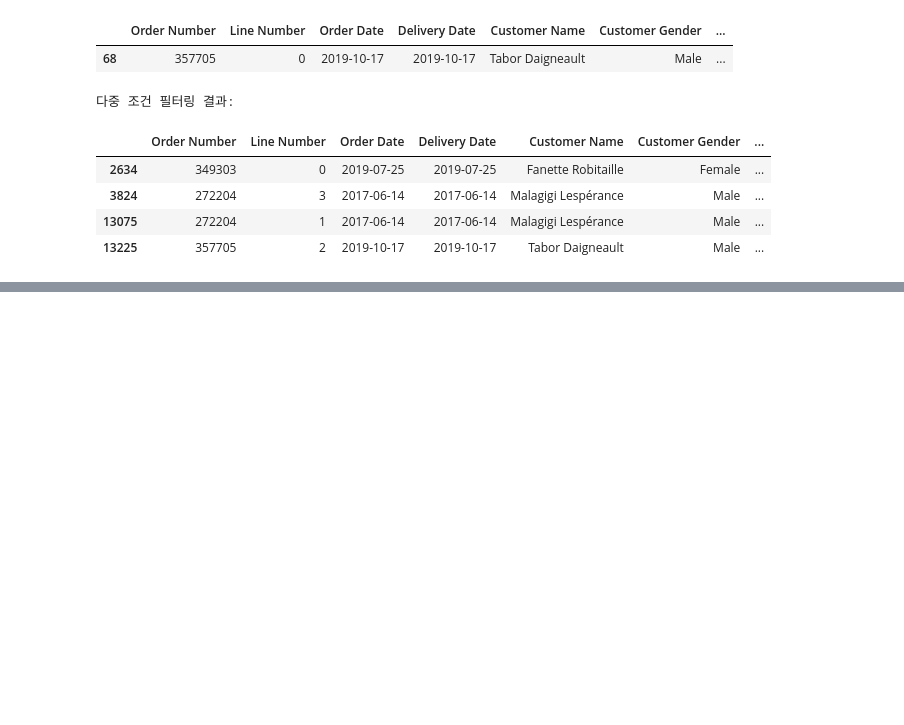
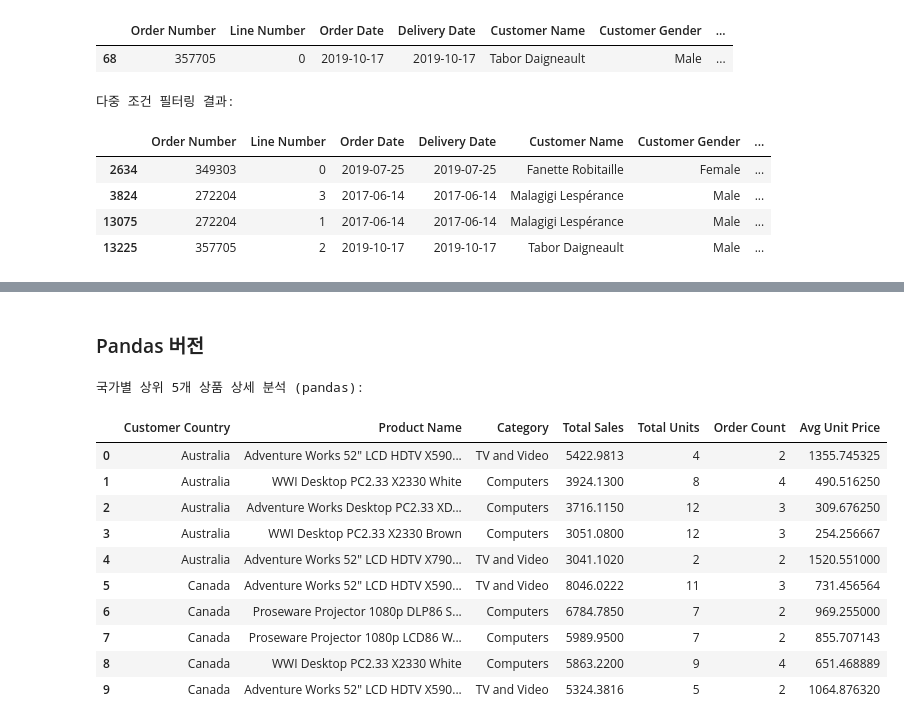
Before and after one commit to dschloe/polars_recipes, a Jupyter notebook: ch08_data_transformation.ipynb, the cells around one changed output, grey strips where cells are left out. Cells and saved outputs as stored; diff of their text form; code cells hidden in the pictures; blank space fills up the shorter version.

```diff
--- a/ch08_data_transformation.ipynb
+++ b/ch08_data_transformation.ipynb
@@ -193,0 +236,3 @@ multi_condition
+# %%
+import polars as pl
+contoso_sales = pl.read_csv("data/ch08/contoso_sales.csv")
@@ -193,0 +351,13 @@ multi_condition
+# %%
+# 월별 매출 트렌드 분석 - pandas 버전
+contoso_sales_pandas['Month'] = pd.to_datetime(contoso_sales_pandas['Order Date']).dt.strftime('%Y-%m')
+
+monthly_sales_pandas = contoso_sales_pandas.groupby('Month').agg({
+    'Net Price': 'sum',
+    'Quantity': 'sum'
+}).reset_index()
+
+monthly_sales_pandas.columns = ['Month', 'Monthly Sales', 'Monthly Quantity']
+
+print("\n월별 매출 트렌드 (pandas):")
+monthly_sales_pandas.sort_values('Month').head(2)
@@ -193,0 +572,49 @@ multi_condition
+# %% [markdown]
+### Pandas 버전
+# %%
+# Pandas 버전으로 국가별 상품별 매출 분석
+detailed_country_product_pandas = (
+    contoso_sales_pandas.groupby(["Customer Country", "Product Name", "Category"])
+    .agg({
+        "Net Price": "sum",
+        "Quantity": "sum",
+        "Order Number": "nunique"
+    })
+    .rename(columns={
+        "Net Price": "Total Sales",
+        "Quantity": "Total Units",
+        "Order Number": "Order Count"
+    })
+    .reset_index()
+)
+
+# 평균 단가 계산
+detailed_country_product_pandas["Avg Unit Price"] = (
+    detailed_country_product_pandas["Total Sales"] /
+    detailed_country_product_pandas["Total Units"]
+)
+
+# 국가별로 매출 기준 내림차순 정렬하고 상위 5개 선택
+detailed_country_product_pandas = (
+    detailed_country_product_pandas
+    .sort_values(["Customer Country", "Total Sales"], ascending=[True, False])
+    .groupby("Customer Country")
+    .head(5)
+    .reset_index(drop=True)
+)
+
+print("\n국가별 상위 5개 상품 상세 분석 (pandas):")
+detailed_country_product_pandas.head(10)
+# %% [output]
+국가별 상위 5개 상품 상세 분석 (pandas):
+|  | Customer Country | Product Name | Category | Total Sales | Total Units | Order Count | Avg Unit Price |
+| 0 | Australia | Adventure Works 52" LCD HDTV X590... | TV and Video | 5422.9813 | 4 | 2 | 1355.745325 |
+| 1 | Australia | WWI Desktop PC2.33 X2330 White | Computers | 3924.1300 | 8 | 4 | 490.516250 |
+| 2 | Australia | Adventure Works Desktop PC2.33 XD... | Computers | 3716.1150 | 12 | 3 | 309.676250 |
+| 3 | Australia | WWI Desktop PC2.33 X2330 Brown | Computers | 3051.0800 | 12 | 3 | 254.256667 |
+| 4 | Australia | Adventure Works 52" LCD HDTV X790... | TV and Video | 3041.1020 | 2 | 2 | 1520.551000 |
+| 5 | Canada | Adventure Works 52" LCD HDTV X590... | TV and Video | 8046.0222 | 11 | 3 | 731.456564 |
+| 6 | Canada | Proseware Projector 1080p DLP86 S... | Computers | 6784.7850 | 7 | 2 | 969.255000 |
+| 7 | Canada | Proseware Projector 1080p LCD86 W... | Computers | 5989.9500 | 7 | 2 | 855.707143 |
+| 8 | Canada | WWI Desktop PC2.33 X2330 White | Computers | 5863.2200 | 9 | 4 | 651.468889 |
+| 9 | Canada | Adventure Works 52" LCD HDTV X590... | TV and Video | 5324.3816 | 5 | 2 | 1064.876320 |
```
Also changed, not shown: parts of 41 cells of this notebook, 4 other files.
